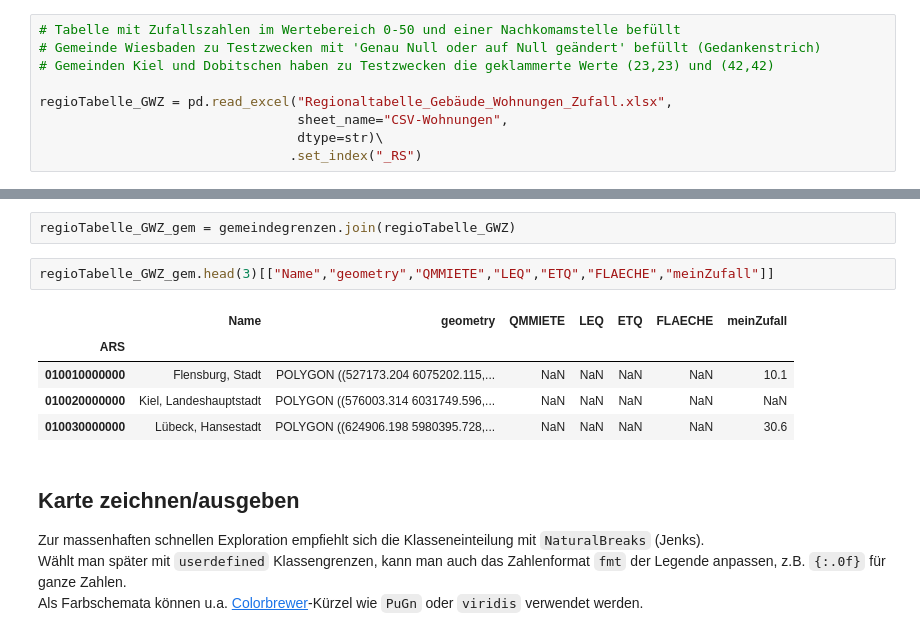
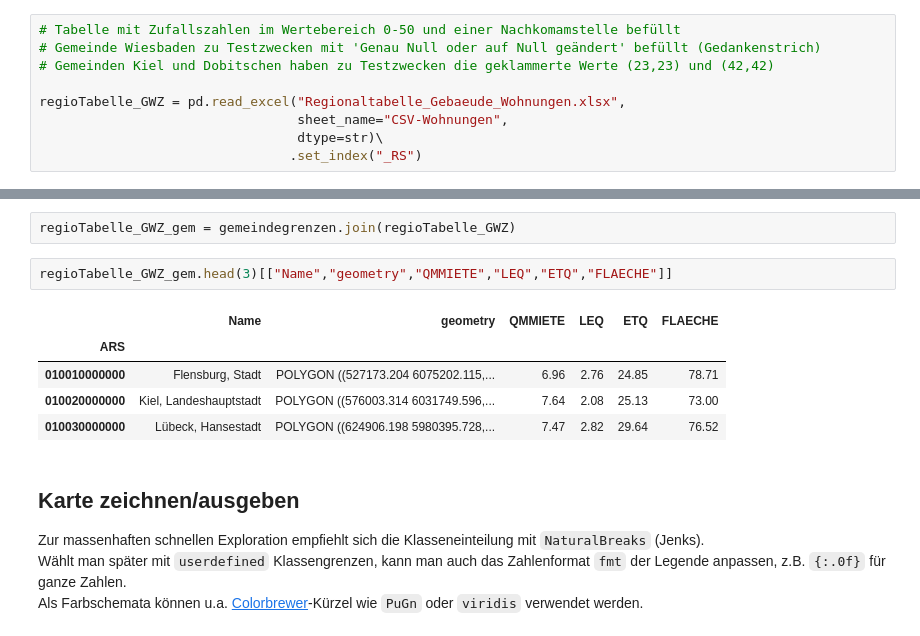
Before and after one commit to wahlatlas/zensus2022, a Jupyter notebook: beispielcode_karte.ipynb, the cells around one changed output, grey strips where cells are left out. Saved outputs shown, nothing was run; the diff lists cells and outputs as text.

```diff
--- a/beispielcode_karte.ipynb
+++ b/beispielcode_karte.ipynb
@@ -94,7 +94,7 @@ zu Zahlen konvertiert, einschließlich `NaN` wenn das scheitert
 # Gemeinde Wiesbaden zu Testzwecken mit 'Genau Null oder auf Null geändert' befüllt (Gedankenstrich)
 # Gemeinden Kiel und Dobitschen haben zu Testzwecken die geklammerte Werte (23,23) und (42,42)
 
-regioTabelle_GWZ = pd.read_excel("Regionaltabelle_Gebäude_Wohnungen_Zufall.xlsx",
+regioTabelle_GWZ = pd.read_excel("Regionaltabelle_Gebaeude_Wohnungen.xlsx",
                                  sheet_name="CSV-Wohnungen",
                                  dtype=str)\
                                 .set_index("_RS")
@@ -197,13 +197,13 @@ Die Regionaltabellen als auch das bereitgestellt Shapefile enthalten ebenfalls d
 # %%
 regioTabelle_GWZ_gem = gemeindegrenzen.join(regioTabelle_GWZ)
 # %%
-regioTabelle_GWZ_gem.head(3)[["Name","geometry","QMMIETE","LEQ","ETQ","FLAECHE","meinZufall"]]
+regioTabelle_GWZ_gem.head(3)[["Name","geometry","QMMIETE","LEQ","ETQ","FLAECHE"]]
 # %% [output]
-|  | Name | geometry | QMMIETE | LEQ | ETQ | FLAECHE | meinZufall |
-| ARS |  |  |  |  |  |  |  |
-| 010010000000 | Flensburg, Stadt | POLYGON ((527173.204 6075202.115,... | NaN | NaN | NaN | NaN | 10.1 |
-| 010020000000 | Kiel, Landeshauptstadt | POLYGON ((576003.314 6031749.596,... | NaN | NaN | NaN | NaN | NaN |
-| 010030000000 | Lübeck, Hansestadt | POLYGON ((624906.198 5980395.728,... | NaN | NaN | NaN | NaN | 30.6 |
+|  | Name | geometry | QMMIETE | LEQ | ETQ | FLAECHE |
+| ARS |  |  |  |  |  |  |
+| 010010000000 | Flensburg, Stadt | POLYGON ((527173.204 6075202.115,... | 6.96 | 2.76 | 24.85 | 78.71 |
+| 010020000000 | Kiel, Landeshauptstadt | POLYGON ((576003.314 6031749.596,... | 7.64 | 2.08 | 25.13 | 73.00 |
+| 010030000000 | Lübeck, Hansestadt | POLYGON ((624906.198 5980395.728,... | 7.47 | 2.82 | 29.64 | 76.52 |
 # %% [markdown]
 ## Karte zeichnen/ausgeben
 Zur massenhaften schnellen Exploration empfiehlt sich die Klasseneinteilung mit `NaturalBreaks` (Jenks).
```
Also changed, not shown: parts of 10 cells of this notebook.
